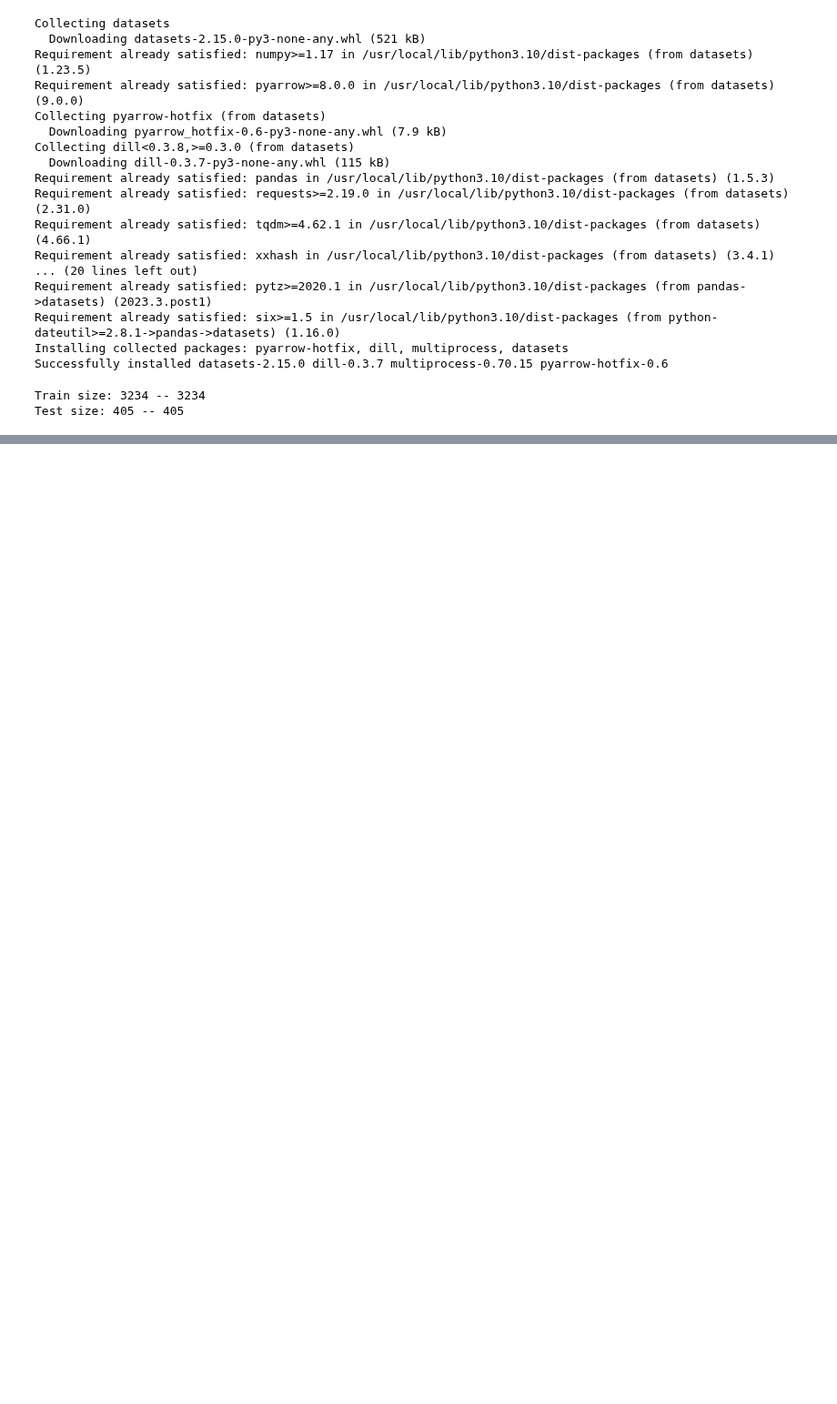
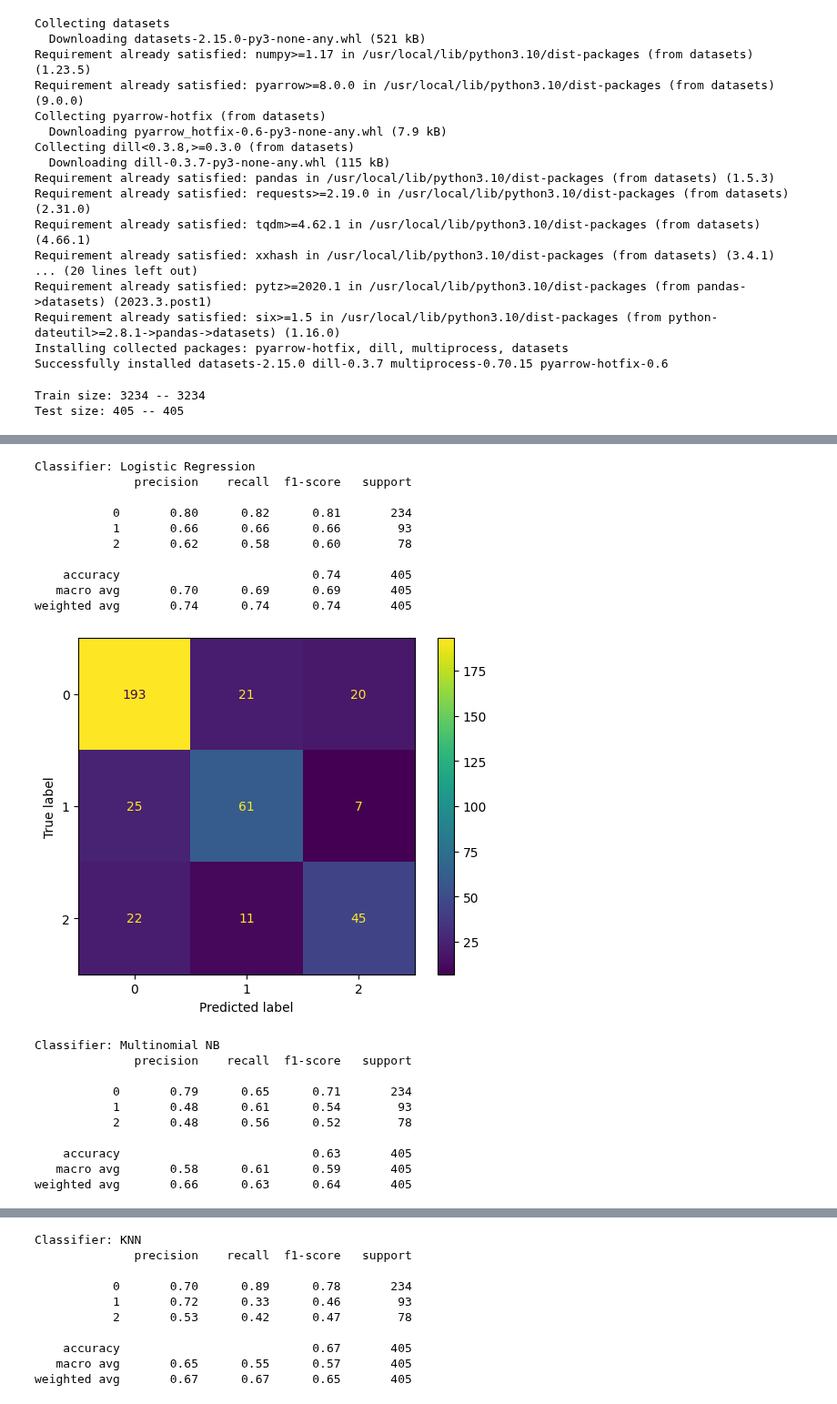
Before and after one commit to leobonn1/devai, a Jupyter notebook: brazilian_court_decisions_ml.ipynb, the cells around one changed output, grey strips where cells are left out. Shown at 91% size. Cells and saved outputs as stored; diff of their text form; code cells hidden in the pictures; blank space fills up the shorter version.

```diff
--- a/brazilian_court_decisions_ml.ipynb
+++ b/brazilian_court_decisions_ml.ipynb
@@ -38,0 +138,7 @@ Test size: 405 -- 405
+# %%
+X_train = vectorizer.fit_transform(train_texts).toarray()
+X_test = vectorizer.transform(test_texts).toarray()
+
+print(f'\nExample Raw Text: {train_texts[0]}')
+print(f'\nExample Vectorized Text: {X_train[0]}')
+print(f'Vocabulary: {len(vectorizer.vocabulary_)}')
@@ -38,0 +150,61 @@ Test size: 405 -- 405
+# %%
+from sklearn.linear_model import LogisticRegression
+from sklearn.naive_bayes import MultinomialNB
+from sklearn.neighbors import KNeighborsClassifier
+
+classifiers = {
+    'Logistic Regression': LogisticRegression(class_weight='balanced',
+                                              max_iter=1000), #DEPOIS MUDAR PARA 1000
+    'Multinomial NB': MultinomialNB(),
+    'KNN': KNeighborsClassifier()
+    #INCLUIR MAIS 7 NOVOS ALGORITMOS.
+}
+# %%
+import matplotlib.pyplot as plt
+
+from sklearn.metrics import classification_report, ConfusionMatrixDisplay
+
+for classifier_name, classifier in classifiers.items():
+
+  print(f'\nClassifier: {classifier_name}')
+
+  classifier.fit(X_train, train_labels)
+
+  y_pred = classifier.predict(X_test)
+
+  report = classification_report(test_labels, y_pred)
+
+  print(report)
+
+  ConfusionMatrixDisplay.from_predictions(test_labels, y_pred)
+
+  plt.show()
+
+    """
+    Gerar os resultados do classification_report para cada um dos 10 algoritmos.
+    Montar uma planilha com os resultados das medidas (Acurácia e weighted avg
+    da Precisão, Cobertura e F1-Score).
+    Destacar em negrito o melhor algoritmo para cada medida de avaliação.
+  """
+# %% [output]
+Classifier: Logistic Regression
+              precision    recall  f1-score   support
+
+           0       0.80      0.82      0.81       234
+           1       0.66      0.66      0.66        93
+           2       0.62      0.58      0.60        78
+
+    accuracy                           0.74       405
+   macro avg       0.70      0.69      0.69       405
+weighted avg       0.74      0.74      0.74       405
+[figure, added]
+Classifier: Multinomial NB
+              precision    recall  f1-score   support
+
+           0       0.79      0.65      0.71       234
+           1       0.48      0.61      0.54        93
+           2       0.48      0.56      0.52        78
+
+    accuracy                           0.63       405
+   macro avg       0.58      0.61      0.59       405
+weighted avg       0.66      0.63      0.64       405
@@ -38,0 +212,10 @@ Test size: 405 -- 405
+Classifier: KNN
+              precision    recall  f1-score   support
+
+           0       0.70      0.89      0.78       234
+           1       0.72      0.33      0.46        93
+           2       0.53      0.42      0.47        78
+
+    accuracy                           0.67       405
+   macro avg       0.65      0.55      0.57       405
+weighted avg       0.67      0.67      0.65       405
```
Also changed, not shown: parts of 8 cells of this notebook.
